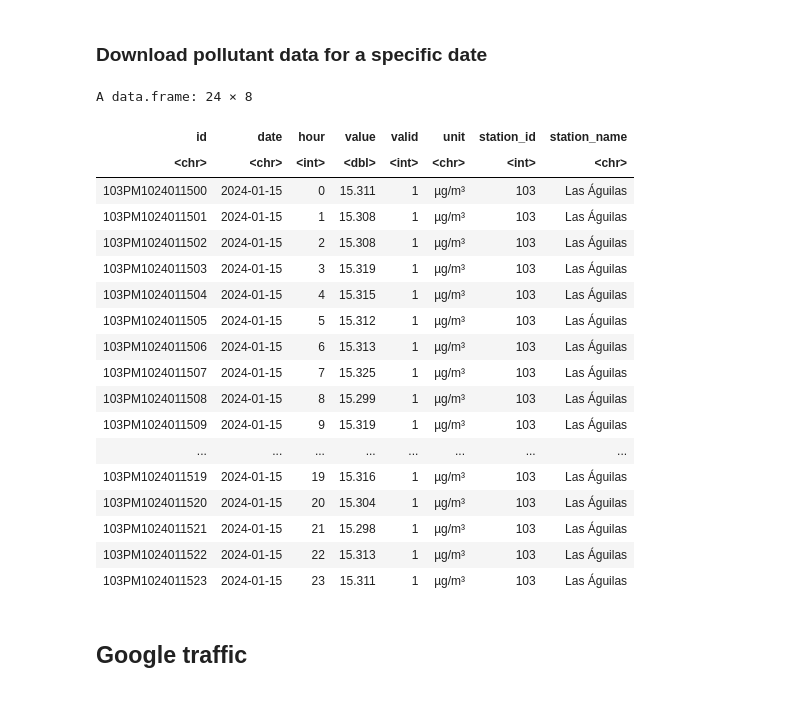
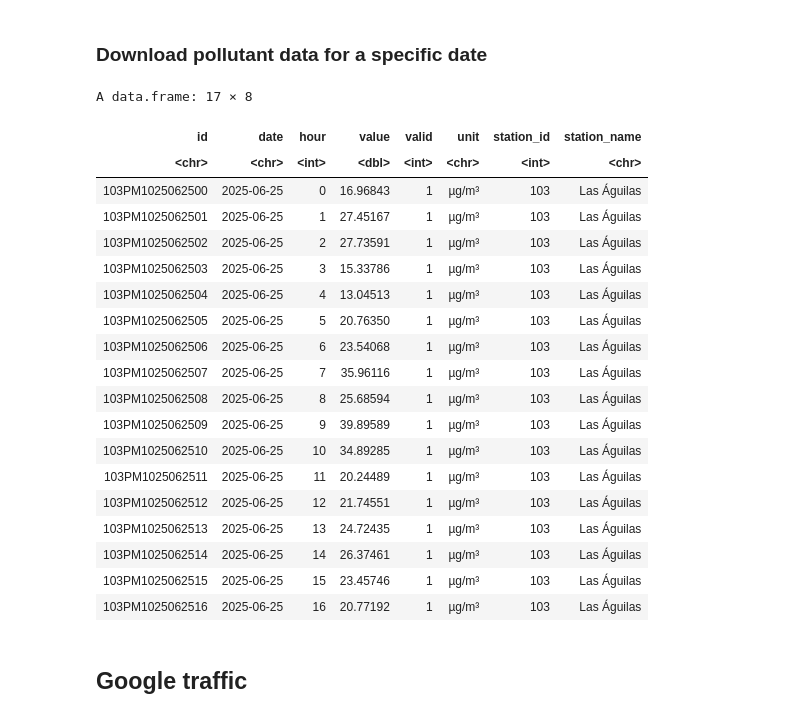
Before and after one commit to Observatorio-Ciudades/accesibilidad-urbana, a Jupyter notebook: notebooks/airquality/01-AirQuality-Testing.ipynb, the cells around one changed output. Cells and saved outputs as stored; diff of their text form; code cells hidden in the pictures.

```diff
--- a/notebooks/airquality/01-AirQuality-Testing.ipynb
+++ b/notebooks/airquality/01-AirQuality-Testing.ipynb
@@ -130,31 +137,32 @@ ggplot(data = sf_df) +
 # %%
 df <-  sinaica_station_data(103, # station_id
                          "PM10", # can be one of parameters$parameter_code
-                         "2024-01-15",
-                         "2024-01-15", # Maximum of one month
+                         "2025-06-25",
+                         "2025-06-25", # Maximum of one month
                          "Crude" # Crude, Manual or Validated
                          )
 df
 # %% [output]
-A data.frame: 24 × 8
+A data.frame: 17 × 8
 | id | date | hour | value | valid | unit | station_id | station_name |
 | <chr> | <chr> | <int> | <dbl> | <int> | <chr> | <int> | <chr> |
-| 103PM1024011500 | 2024-01-15 | 0 | 15.311 | 1 | µg/m³ | 103 | Las Águilas |
-| 103PM1024011501 | 2024-01-15 | 1 | 15.308 | 1 | µg/m³ | 103 | Las Águilas |
-| 103PM1024011502 | 2024-01-15 | 2 | 15.308 | 1 | µg/m³ | 103 | Las Águilas |
-| 103PM1024011503 | 2024-01-15 | 3 | 15.319 | 1 | µg/m³ | 103 | Las Águilas |
-| 103PM1024011504 | 2024-01-15 | 4 | 15.315 | 1 | µg/m³ | 103 | Las Águilas |
-| 103PM1024011505 | 2024-01-15 | 5 | 15.312 | 1 | µg/m³ | 103 | Las Águilas |
-| 103PM1024011506 | 2024-01-15 | 6 | 15.313 | 1 | µg/m³ | 103 | Las Águilas |
-| 103PM1024011507 | 2024-01-15 | 7 | 15.325 | 1 | µg/m³ | 103 | Las Águilas |
-| 103PM1024011508 | 2024-01-15 | 8 | 15.299 | 1 | µg/m³ | 103 | Las Águilas |
-| 103PM1024011509 | 2024-01-15 | 9 | 15.319 | 1 | µg/m³ | 103 | Las Águilas |
-| ... | ... | ... | ... | ... | ... | ... | ... |
-| 103PM1024011519 | 2024-01-15 | 19 | 15.316 | 1 | µg/m³ | 103 | Las Águilas |
-| 103PM1024011520 | 2024-01-15 | 20 | 15.304 | 1 | µg/m³ | 103 | Las Águilas |
-| 103PM1024011521 | 2024-01-15 | 21 | 15.298 | 1 | µg/m³ | 103 | Las Águilas |
-| 103PM1024011522 | 2024-01-15 | 22 | 15.313 | 1 | µg/m³ | 103 | Las Águilas |
-| 103PM1024011523 | 2024-01-15 | 23 | 15.311 | 1 | µg/m³ | 103 | Las Águilas |
+| 103PM1025062500 | 2025-06-25 | 0 | 16.96843 | 1 | µg/m³ | 103 | Las Águilas |
+| 103PM1025062501 | 2025-06-25 | 1 | 27.45167 | 1 | µg/m³ | 103 | Las Águilas |
+| 103PM1025062502 | 2025-06-25 | 2 | 27.73591 | 1 | µg/m³ | 103 | Las Águilas |
+| 103PM1025062503 | 2025-06-25 | 3 | 15.33786 | 1 | µg/m³ | 103 | Las Águilas |
+| 103PM1025062504 | 2025-06-25 | 4 | 13.04513 | 1 | µg/m³ | 103 | Las Águilas |
+| 103PM1025062505 | 2025-06-25 | 5 | 20.76350 | 1 | µg/m³ | 103 | Las Águilas |
+| 103PM1025062506 | 2025-06-25 | 6 | 23.54068 | 1 | µg/m³ | 103 | Las Águilas |
+| 103PM1025062507 | 2025-06-25 | 7 | 35.96116 | 1 | µg/m³ | 103 | Las Águilas |
+| 103PM1025062508 | 2025-06-25 | 8 | 25.68594 | 1 | µg/m³ | 103 | Las Águilas |
+| 103PM1025062509 | 2025-06-25 | 9 | 39.89589 | 1 | µg/m³ | 103 | Las Águilas |
+| 103PM1025062510 | 2025-06-25 | 10 | 34.89285 | 1 | µg/m³ | 103 | Las Águilas |
+| 103PM1025062511 | 2025-06-25 | 11 | 20.24489 | 1 | µg/m³ | 103 | Las Águilas |
+| 103PM1025062512 | 2025-06-25 | 12 | 21.74551 | 1 | µg/m³ | 103 | Las Águilas |
+| 103PM1025062513 | 2025-06-25 | 13 | 24.72435 | 1 | µg/m³ | 103 | Las Águilas |
+| 103PM1025062514 | 2025-06-25 | 14 | 26.37461 | 1 | µg/m³ | 103 | Las Águilas |
+| 103PM1025062515 | 2025-06-25 | 15 | 23.45746 | 1 | µg/m³ | 103 | Las Águilas |
+| 103PM1025062516 | 2025-06-25 | 16 | 20.77192 | 1 | µg/m³ | 103 | Las Águilas |
 # %% [markdown]
 ## Google traffic
 # %%
```
Also changed, not shown: parts of 17 cells of this notebook.
